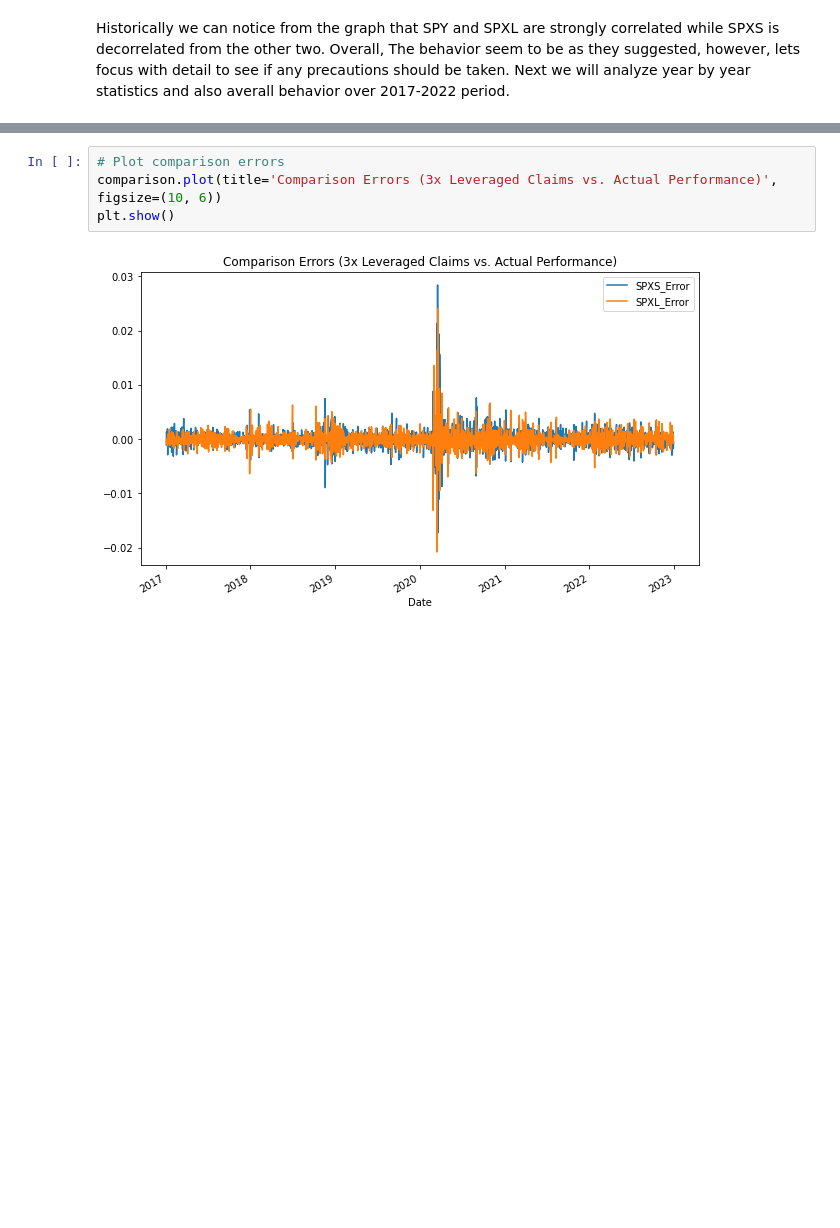
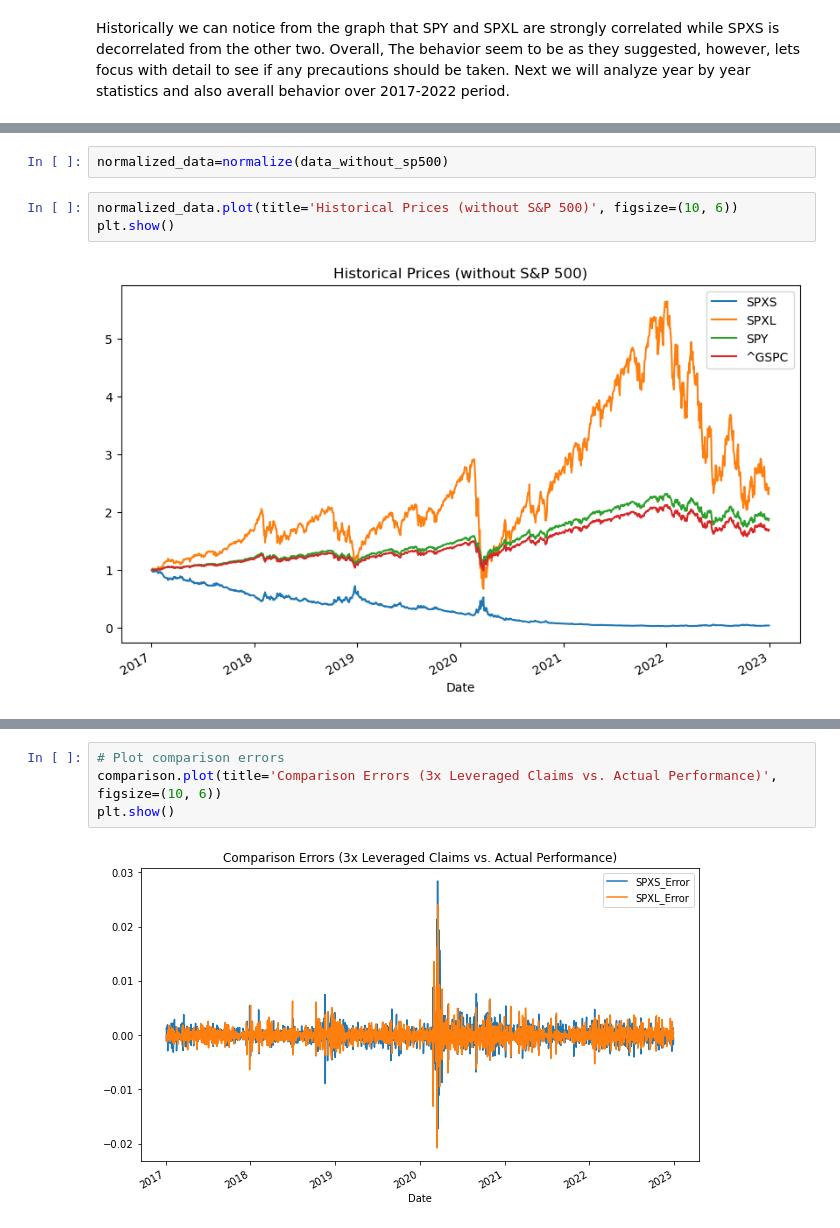
Before and after one commit to TariqOuahmane/Project-Advanced-Topics-In-Pricing, a Jupyter notebook: Project_Advance_Topics_Outmane-Mghanen_Tariq-Ouahmane.ipynb, the cells around one changed output, grey strips where cells are left out. Cells and saved outputs as stored; diff of their text form; blank space fills up the shorter version.

```diff
--- a/Project_Advance_Topics_Outmane-Mghanen_Tariq-Ouahmane.ipynb
+++ b/Project_Advance_Topics_Outmane-Mghanen_Tariq-Ouahmane.ipynb
@@ -96,0 +110,7 @@ Historically we can notice from the graph that SPY and SPXL are strongly correla
+# %%
+normalized_data=normalize(data_without_sp500)
+# %%
+normalized_data.plot(title='Historical Prices (without S&P 500)', figsize=(10, 6))
+plt.show()
+# %% [output]
+[figure, added]
```
Also changed, not shown: parts of 4 cells of this notebook.
